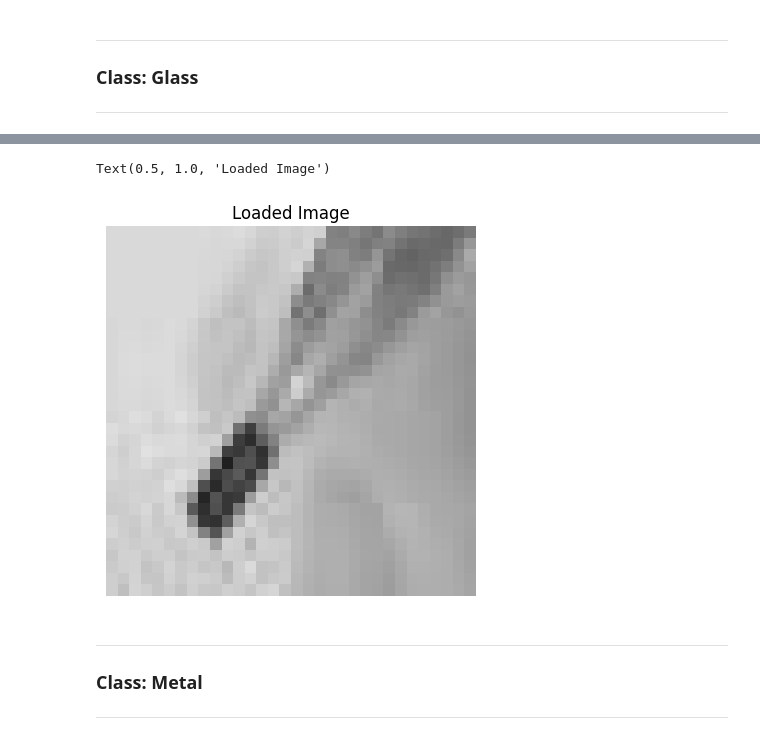
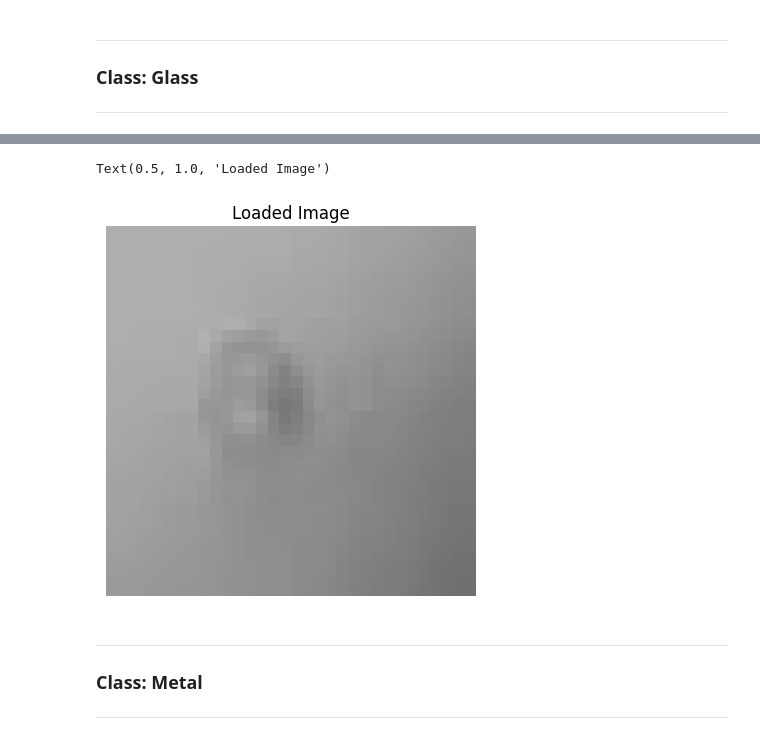
Before and after one commit to ChandraShekar05/Waste-Classification, a Jupyter notebook: garbage_classification_semaphore.ipynb, the cells around one changed output, grey strips where cells are left out. Drawn from its saved outputs; the diff is of its cells as text; code cells hidden in the pictures.

```diff
--- a/garbage_classification_semaphore.ipynb
+++ b/garbage_classification_semaphore.ipynb
@@ -157,30 +162,30 @@ for file in File_listing:
 # %%
-imagepath_paper = r"Garbage\original_images\paper"
-graypath_paper = r"Garbage\processed_images\paper"
+imagepath_paper = r"/content/drive/MyDrive/garbage-classification/Garbage/original_images/paper"
+graypath_paper = r"/content/drive/MyDrive/garbage-classification/Garbage/processed_images/paper"
 File_listing = os.listdir(imagepath_paper)
 for file in File_listing:
-    im = Image.open(imagepath_paper + '\\' + file)
+    im = Image.open(imagepath_paper + '/' + file)
     img = im.resize((32,32))
     gray = img.convert('L')
-    gray.save(graypath_paper + '\\' + file, "JPEG")
+    gray.save(graypath_paper + '/' + file, "JPEG")
 # %%
-imagepath_plastic = r"Garbage\original_images\plastic"
-graypath_plastic = r"Garbage\processed_images\plastic"
+imagepath_plastic = r"/content/drive/MyDrive/garbage-classification/Garbage/original_images/plastic"
+graypath_plastic = r"/content/drive/MyDrive/garbage-classification/Garbage/processed_images/plastic"
 File_listing = os.listdir(imagepath_plastic)
 for file in File_listing:
-    im = Image.open(imagepath_plastic + '\\' + file)
+    im = Image.open(imagepath_plastic + '/' + file)
     img = im.resize((32,32))
     gray = img.convert('L')
-    gray.save(graypath_plastic + '\\' + file, "JPEG")
+    gray.save(graypath_plastic + '/' + file, "JPEG")
 # %%
-imagepath_trash = r"Garbage\original_images\trash"
-graypath_trash = r"Garbage\processed_images\trash"
+imagepath_trash = r"/content/drive/MyDrive/garbage-classification/Garbage/original_images/trash"
+graypath_trash = r"/content/drive/MyDrive/garbage-classification/Garbage/processed_images/trash"
 File_listing = os.listdir(imagepath_trash)
 for file in File_listing:
-    im = Image.open(imagepath_trash + '\\' + file)
+    im = Image.open(imagepath_trash + '/' + file)
     img = im.resize((32,32))
     gray = img.convert('L')
-    gray.save(graypath_trash + '\\' + file, "JPEG")
+    gray.save(graypath_trash + '/' + file, "JPEG")
 # %% [markdown]
 1. ``train_dir = os.path.join(PATH_TRAIN)`` <br>
 ``test_dir = os.path.join(PATH_TEST)`` <br>
@@ -522,7 +539,7 @@ for i in range(12):
 
 ---
 # %%
-test_img = 'Garbage/processed_images/cardboard/cardboard_321.jpg'
+test_img = '/content/drive/MyDrive/garbage-classification/Garbage/processed_images/cardboard/cardboard_001.jpg'
 img = ku.load_img(test_img, target_size = (32,32))
 img = ku.img_to_array(img, dtype=np.uint8)
 img = np.array(img)/255.0
@@ -550,7 +567,7 @@ Text(0.5, 1.0, 'Loaded Image')
 
 ---
 # %%
-test_img = 'Garbage/processed_images/glass/glass_341.jpg'
+test_img = '/content/drive/MyDrive/garbage-classification/Garbage/processed_images/glass/glass_003.jpg'
 img = ku.load_img(test_img, target_size = (32,32))
 img = ku.img_to_array(img, dtype=np.uint8)
 img = np.array(img)/255.0
@@ -570,6 +587,6 @@ Probability: 0.8717817
 Classified: glass
 Text(0.5, 1.0, 'Loaded Image')
-[figure, old version]
+[figure, new version]
 # %% [markdown]
 ---
 ### Class: Metal
```
Also changed, not shown: parts of 23 cells of this notebook.
